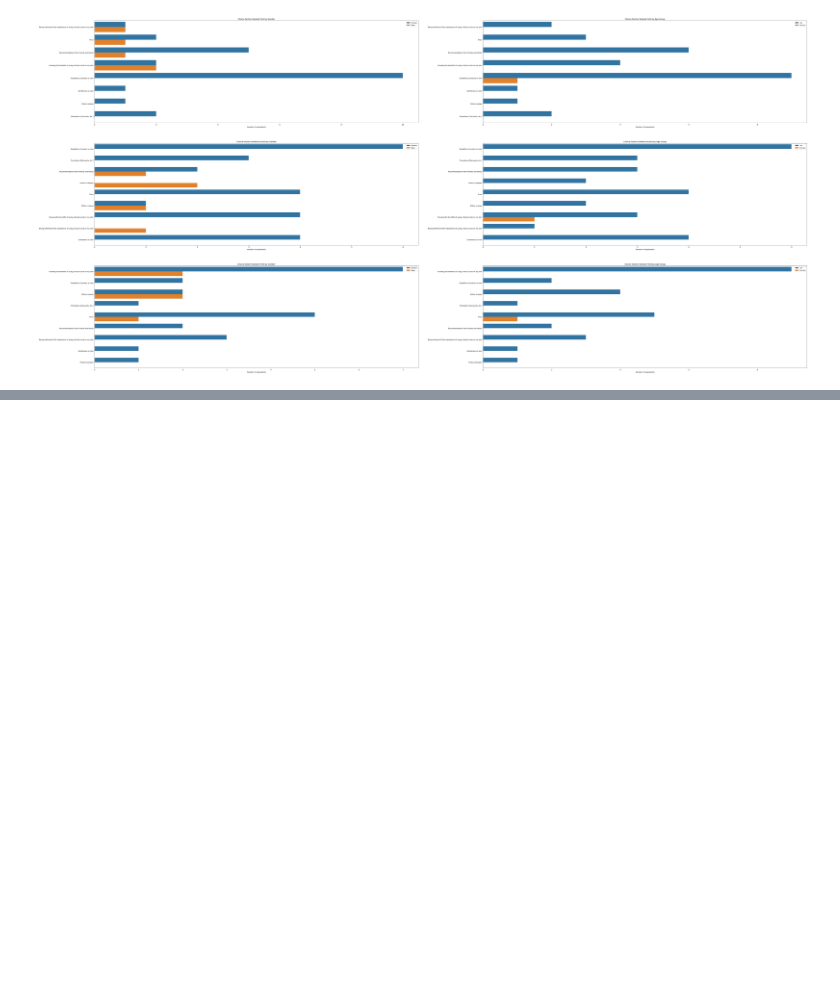
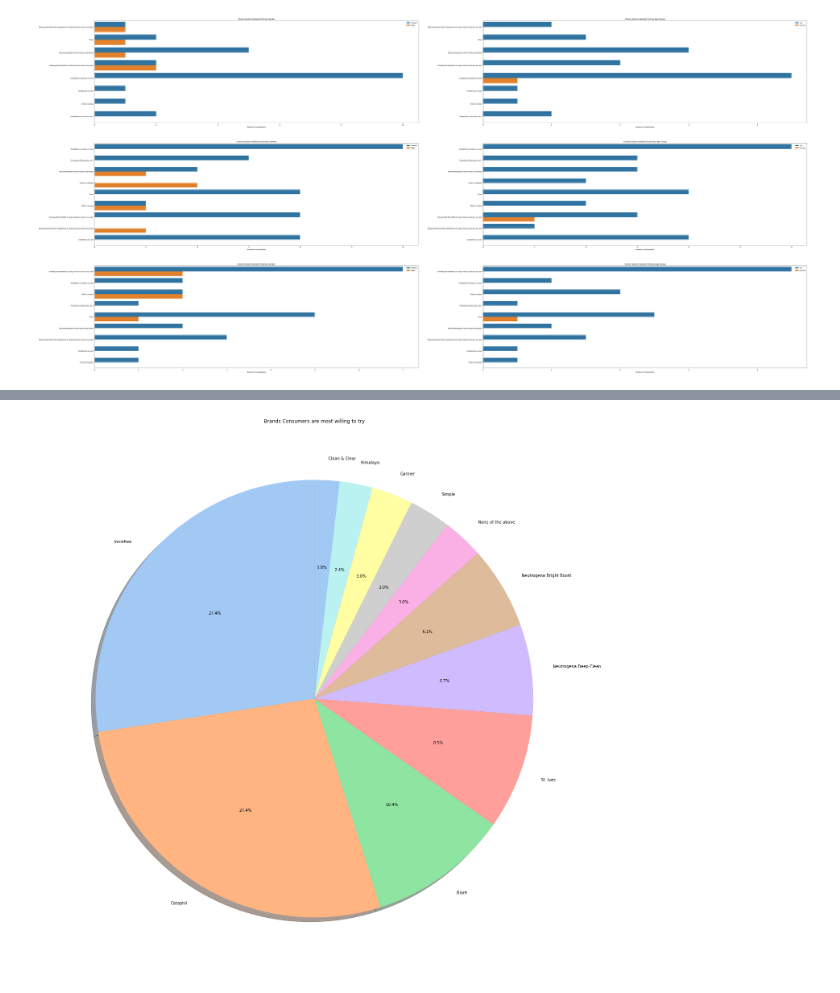
Before and after one commit to Tat-sheng/fsp, a Jupyter notebook: Survey Visualisation.ipynb, the cells around one changed output, grey strips where cells are left out. Cells and saved outputs as stored; diff of their text form; code cells hidden in the pictures; blank space fills up the shorter version.

```diff
--- a/Survey Visualisation.ipynb
+++ b/Survey Visualisation.ipynb
@@ -326,0 +373,19 @@ q14a_plot()
+# %%
+# Pie chart of most recognisable brands
+def q18pie():
+    k, v = responses['18'].value_counts().keys(), responses['18'].value_counts()
+    colors = sns.color_palette('pastel')
+    fig = plt.gcf()
+    fig.set_size_inches(25,25)
+    plt.pie(v, labels=k,
+            autopct='%1.1f%%',
+            shadow=True,
+            colors = colors,
+            startangle=90)
+    plt.title('Brands Consumers are most willing to try')
+    plt.savefig('Q18-pie.jpg')
+    plt.show()
+
+q18pie()
+# %% [output]
+[figure, added]
```
Also changed, not shown: parts of 14 cells of this notebook, 7 other files.
